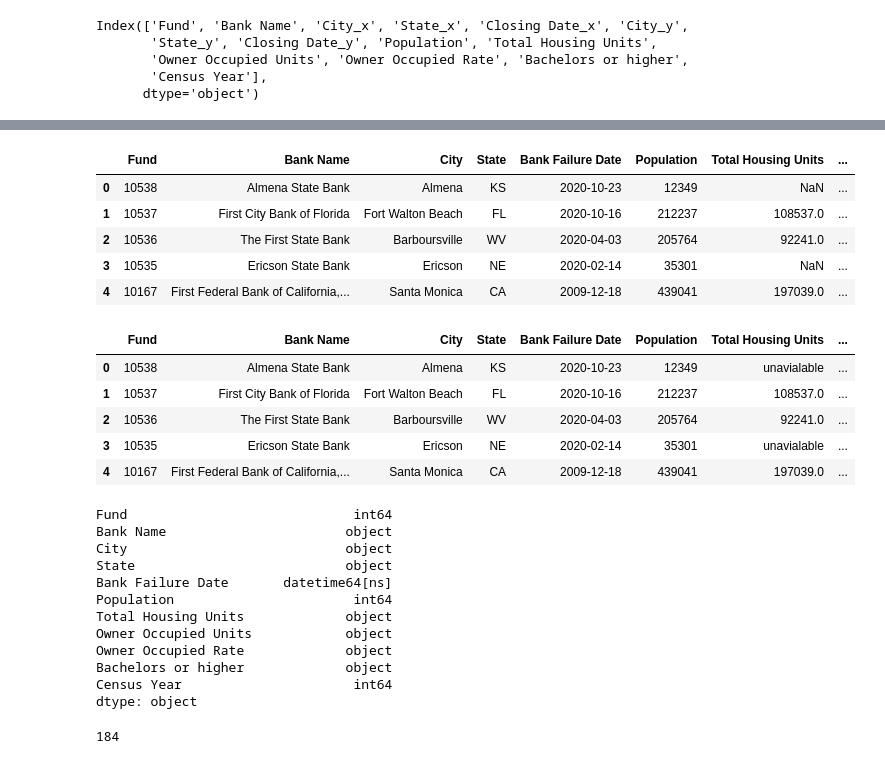
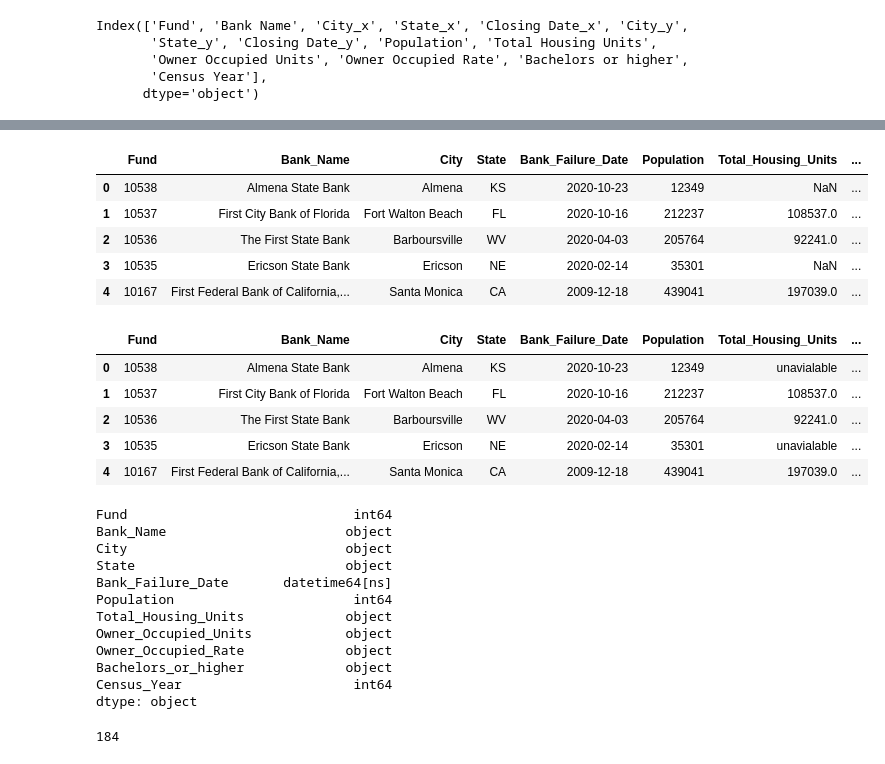
Before and after one commit to RyakDL/Project_3_Bank-Failures, a Jupyter notebook: bank_ETL.ipynb, the cells around one changed output, grey strips where cells are left out. Drawn from its saved outputs; the diff is of its cells as text; code cells hidden in the pictures.

```diff
--- a/bank_ETL.ipynb
+++ b/bank_ETL.ipynb
@@ -87,6 +93,6 @@ Index(['Fund', 'Bank Name', 'City_x', 'State_x', 'Closing Date_x', 'City_y',
       dtype='object')
 # %%
 #rename columns
-merged2_df = merged_df.rename(columns={'City_x':'City', 'State_x':"State", 'Closing Date_x': 'Bank Failure Date'})
+merged2_df = merged_df.rename(columns={'Bank Name':'Bank_Name','City_x':'City', 'State_x':"State", 'Closing Date_x': 'Bank_Failure_Date', 'Total Housing Units':'Total_Housing_Units','Owner Occupied Units':'Owner_Occupied_Units','Owner Occupied Rate':'Owner_Occupied_Rate', 'Bachelors or higher':'Bachelors_or_higher','Census Year':'Census_Year'})
 merged2_df.head(5)
 # %% [output]
@@ -102,7 +108,7 @@ merged3_df = merged2_df.drop(['City_y', 'State_y', 'Closing Date_y'], axis=1)
 
 merged3_df.head()
 # %% [output]
-|  | Fund | Bank Name | City | State | Bank Failure Date | Population | Total Housing Units | ... |
+|  | Fund | Bank_Name | City | State | Bank_Failure_Date | Population | Total_Housing_Units | ... |
 | 0 | 10538 | Almena State Bank | Almena | KS | 2020-10-23 | 12349 | NaN | ... |
 | 1 | 10537 | First City Bank of Florida | Fort Walton Beach | FL | 2020-10-16 | 212237 | 108537.0 | ... |
 | 2 | 10536 | The First State Bank | Barboursville | WV | 2020-04-03 | 205764 | 92241.0 | ... |
@@ -110,17 +116,17 @@ merged3_df.head()
 | 4 | 10167 | First Federal Bank of California,... | Santa Monica | CA | 2009-12-18 | 439041 | 197039.0 | ... |
 # %%
 #Fill in NaN values from df
-[columns_to_fill_1] = ['Total Housing Units']
-[columns_to_fill_2] = ['Owner Occupied Units']
-[columns_to_fill_3] = ['Owner Occupied Rate']
-[columns_to_fill_4] = ['Bachelors or higher']
+[columns_to_fill_1] = ['Total_Housing_Units']
+[columns_to_fill_2] = ['Owner_Occupied_Units']
+[columns_to_fill_3] = ['Owner_Occupied_Rate']
+[columns_to_fill_4] = ['Bachelors_or_higher']
 merged3_df[columns_to_fill_1] = merged3_df[columns_to_fill_1].fillna('unavialable')
 merged3_df[columns_to_fill_2] = merged3_df[columns_to_fill_2].fillna('unavialable')
 merged3_df[columns_to_fill_3] = merged3_df[columns_to_fill_3].fillna('unavialable')
 merged3_df[columns_to_fill_4] = merged3_df[columns_to_fill_4].fillna('unavialable')
 merged3_df.head()
 # %% [output]
-|  | Fund | Bank Name | City | State | Bank Failure Date | Population | Total Housing Units | ... |
+|  | Fund | Bank_Name | City | State | Bank_Failure_Date | Population | Total_Housing_Units | ... |
 | 0 | 10538 | Almena State Bank | Almena | KS | 2020-10-23 | 12349 | unavialable | ... |
 | 1 | 10537 | First City Bank of Florida | Fort Walton Beach | FL | 2020-10-16 | 212237 | 108537.0 | ... |
 | 2 | 10536 | The First State Bank | Barboursville | WV | 2020-04-03 | 205764 | 92241.0 | ... |
@@ -130,16 +136,16 @@ merged3_df.head()
 merged3_df.dtypes
 # %% [output]
 Fund                             int64
-Bank Name                       object
+Bank_Name                       object
 City                            object
 State                           object
-Bank Failure Date       datetime64[ns]
+Bank_Failure_Date       datetime64[ns]
 Population                       int64
-Total Housing Units             object
-Owner Occupied Units            object
-Owner Occupied Rate             object
-Bachelors or higher             object
-Census Year                      int64
+Total_Housing_Units             object
+Owner_Occupied_Units            object
+Owner_Occupied_Rate             object
+Bachelors_or_higher             object
+Census_Year                      int64
 dtype: object
 # %%
 merged3_df.to_sql('bank_sql', conn, if_exists='replace', index=False)
```
Also changed, not shown: parts of 6 cells of this notebook, 3 other files.
